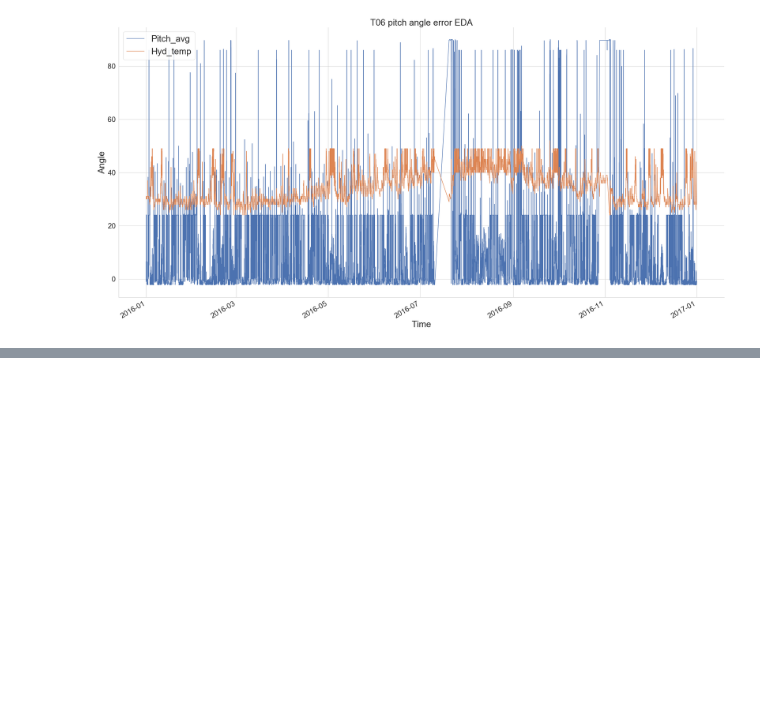
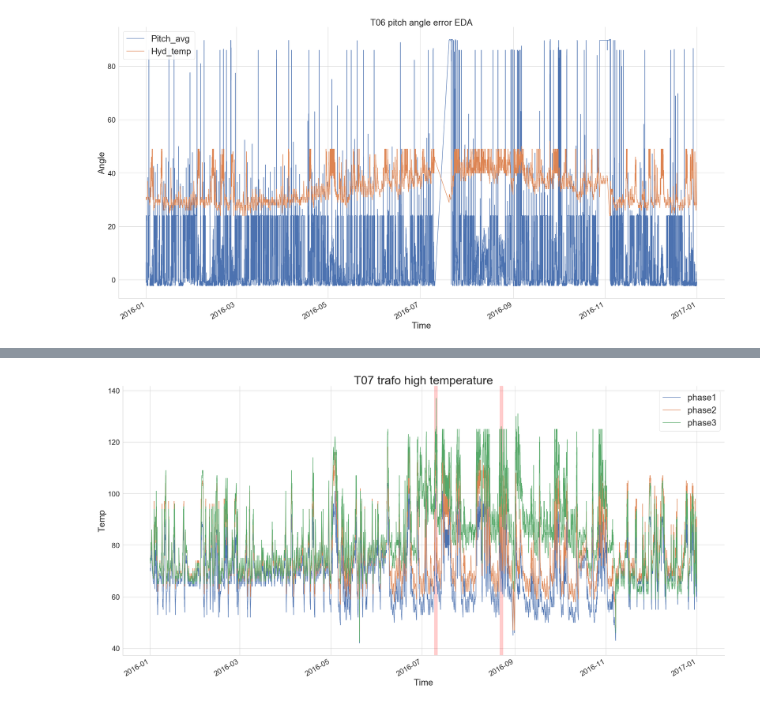
Before and after one commit to Panky-codes/HTW2018, a Jupyter notebook: Hackathon_2016EDA.ipynb, the cells around one changed output, grey strips where cells are left out. Drawn from its saved outputs; the diff is of its cells as text; code cells hidden in the pictures; blank space fills up the shorter version.

```diff
--- a/Hackathon_2016EDA.ipynb
+++ b/Hackathon_2016EDA.ipynb
@@ -245,0 +284,21 @@ T07
+# %%
+plt.rcParams['figure.figsize'] =(30,15)
+sns.set_style("whitegrid")
+plt.rc('xtick', labelsize=25)
+plt.rc('ytick', labelsize=25)
+fig, axis = plt.subplots()
+T07.HVTrafo_Phase1_Temp_Avg.plot(label='phase1')
+T07.HVTrafo_Phase2_Temp_Avg.plot(label='phase2')
+T07.HVTrafo_Phase3_Temp_Avg.plot(label='phase3')
+axis.set_xlabel('Time',fontsize=30)
+axis.set_ylabel('Power (W)',fontsize=30)
+plt.axvspan('2016-08-22 02:21:00','2016-08-24 02:21:00', color='red', alpha=0.2)
+plt.axvspan('2016-07-09 03:46:00','2016-07-11 03:46:00', color='red', alpha=0.2) #
+#axis.yaxis.set_tick_params(labelsize=15)
+plt.legend(prop={'size': 30})
+plt.title("T07 trafo high temperature",size=40)
+plt.tight_layout()
+plt.ylabel("Temp")
+sns.despine()
+# %% [output]
+[figure, added]
```
Also changed, not shown: parts of 13 cells of this notebook.
